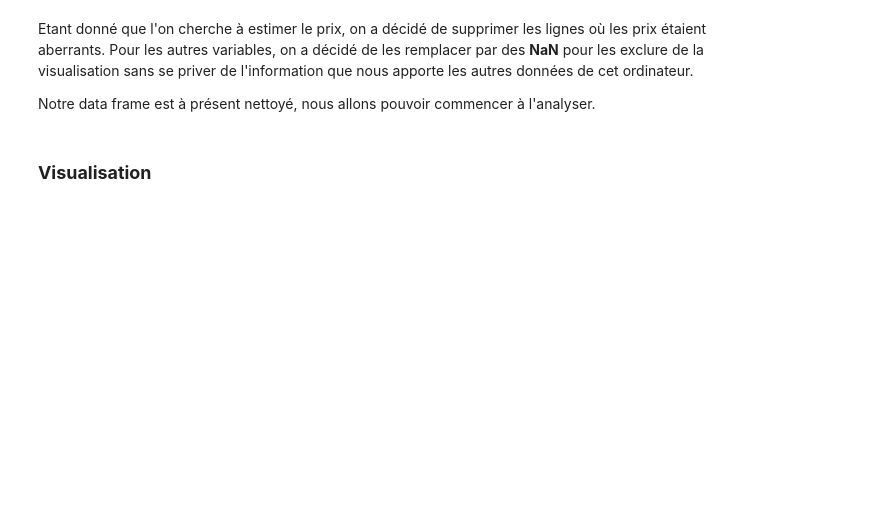
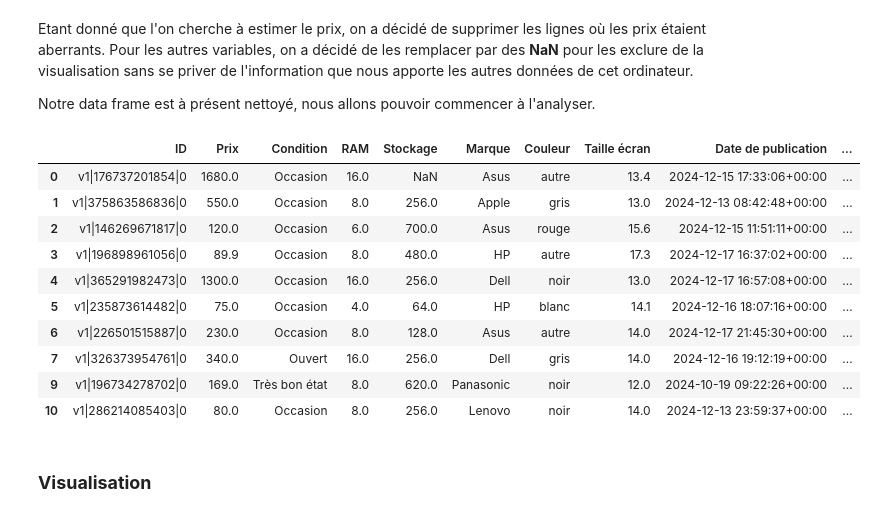
Before and after one commit to albantony/Projet_evaluation_prix_eBay, a Jupyter notebook: notebook.ipynb, the cells around one changed output. Drawn from its saved outputs; the diff is of its cells as text; code cells hidden in the pictures; blank space fills up the shorter version.

```diff
--- a/notebook.ipynb
+++ b/notebook.ipynb
@@ -323,5 +323,19 @@ boxplot(df, 'Prix')
 Etant donné que l'on cherche à estimer le prix, on a décidé de supprimer les lignes où les prix étaient aberrants. Pour les autres variables, on a décidé de les remplacer par des **NaN** pour les exclure de la visualisation sans se priver de l'information que nous apporte les autres données de cet ordinateur.
 
 Notre data frame est à présent nettoyé, nous allons pouvoir commencer à l'analyser.
+# %%
+df.head(10)
+# %% [output]
+|  | ID | Prix | Condition | RAM | Stockage | Marque | Couleur | Taille écran | Date de publication | ... |
+| 0 | v1|176737201854|0 | 1680.0 | Occasion | 16.0 | NaN | Asus | autre | 13.4 | 2024-12-15 17:33:06+00:00 | ... |
+| 1 | v1|375863586836|0 | 550.0 | Occasion | 8.0 | 256.0 | Apple | gris | 13.0 | 2024-12-13 08:42:48+00:00 | ... |
+| 2 | v1|146269671817|0 | 120.0 | Occasion | 6.0 | 700.0 | Asus | rouge | 15.6 | 2024-12-15 11:51:11+00:00 | ... |
+| 3 | v1|196898961056|0 | 89.9 | Occasion | 8.0 | 480.0 | HP | autre | 17.3 | 2024-12-17 16:37:02+00:00 | ... |
+| 4 | v1|365291982473|0 | 1300.0 | Occasion | 16.0 | 256.0 | Dell | noir | 13.0 | 2024-12-17 16:57:08+00:00 | ... |
+| 5 | v1|235873614482|0 | 75.0 | Occasion | 4.0 | 64.0 | HP | blanc | 14.1 | 2024-12-16 18:07:16+00:00 | ... |
+| 6 | v1|226501515887|0 | 230.0 | Occasion | 8.0 | 128.0 | Asus | autre | 14.0 | 2024-12-17 21:45:30+00:00 | ... |
+| 7 | v1|326373954761|0 | 340.0 | Ouvert | 16.0 | 256.0 | Dell | gris | 14.0 | 2024-12-16 19:12:19+00:00 | ... |
+| 9 | v1|196734278702|0 | 169.0 | Très bon état | 8.0 | 620.0 | Panasonic | noir | 12.0 | 2024-10-19 09:22:26+00:00 | ... |
+| 10 | v1|286214085403|0 | 80.0 | Occasion | 8.0 | 256.0 | Lenovo | noir | 14.0 | 2024-12-13 23:59:37+00:00 | ... |
 # %% [markdown]
 ### **Visualisation**
```
Also changed, not shown: parts of 5 cells of this notebook, 2 other files.
